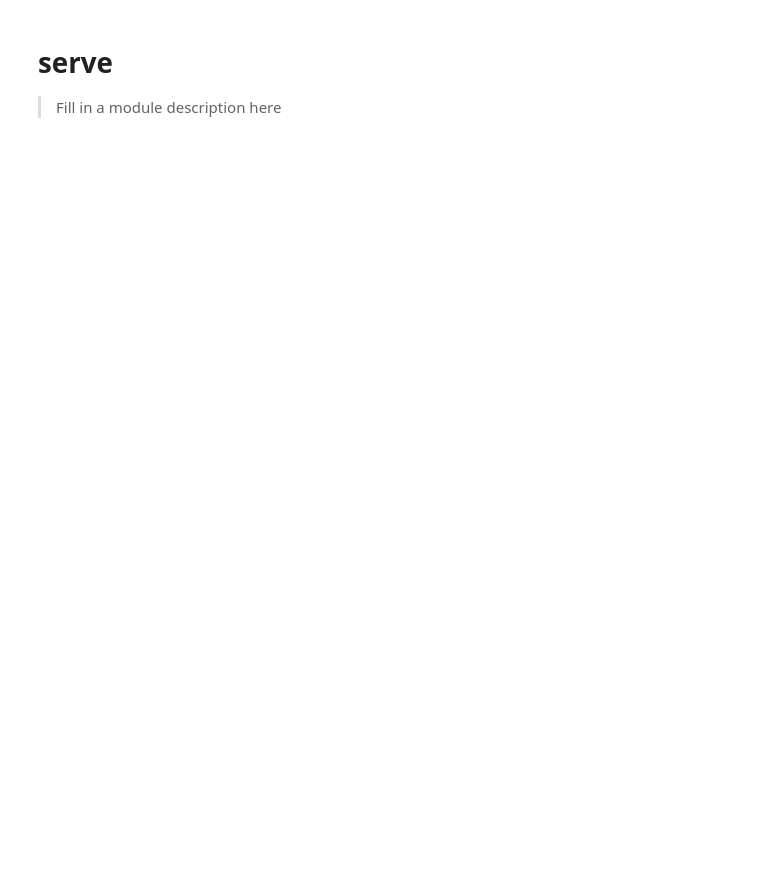
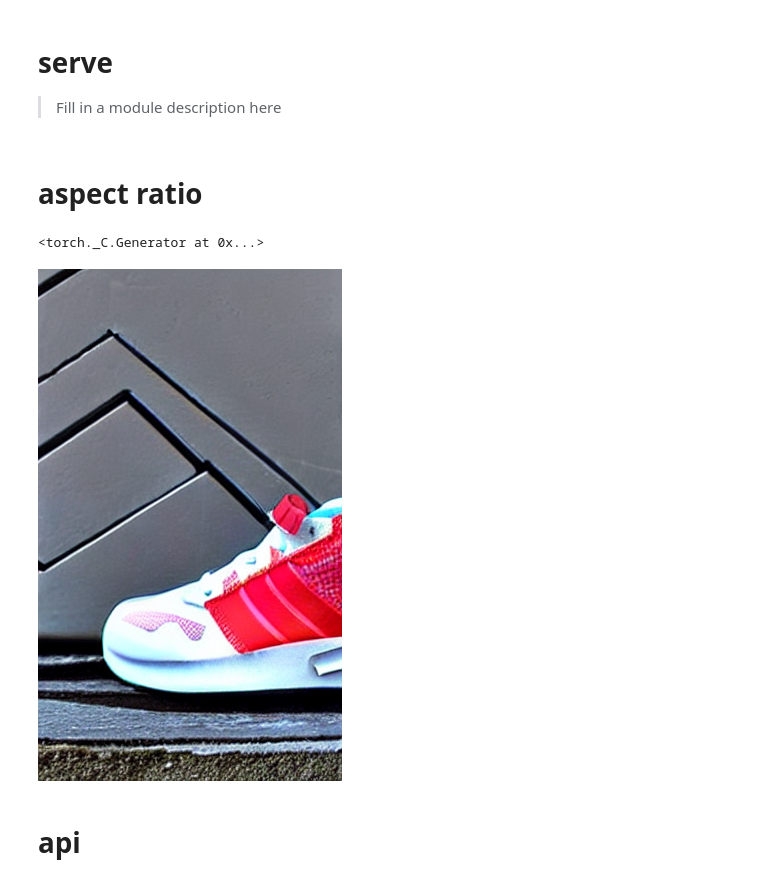
Before and after one commit to leemengtw/airt, a Jupyter notebook: nbs/serve.ipynb, the cells around one changed output. Saved outputs shown, nothing was run; the diff lists cells and outputs as text; code cells hidden in the pictures; blank space fills up the shorter version.

```diff
--- a/nbs/serve.ipynb
+++ b/nbs/serve.ipynb
@@ -42,6 +45,24 @@ pipe.safety_checker = do_nothing
 pipe = pipe.to(device)
 
 _ = pipe("", num_inference_steps=1)
+# %% [markdown]
+# aspect ratio
+# %%
+cfg = 7.5
+
+torch.manual_seed(344000)
+# %% [output]
+<torch._C.Generator at 0x...>
+# %%
+pipe_out = pipe(prompt=prompt,
+                width=width, height=height,
+                guidance_scale=cfg, num_inference_steps=30)
+# %%
+pipe_out.images[0]
+# %% [output]
+[figure, added]
+# %% [markdown]
+# api
 # %%
 #| export
 
```
Also changed, not shown: parts of 2 cells of this notebook, 6 other files.
